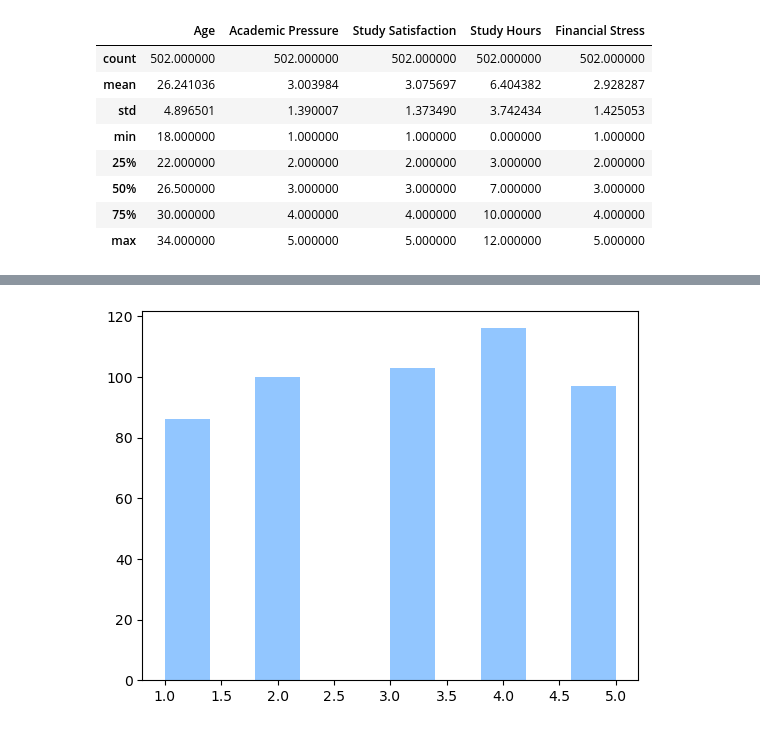
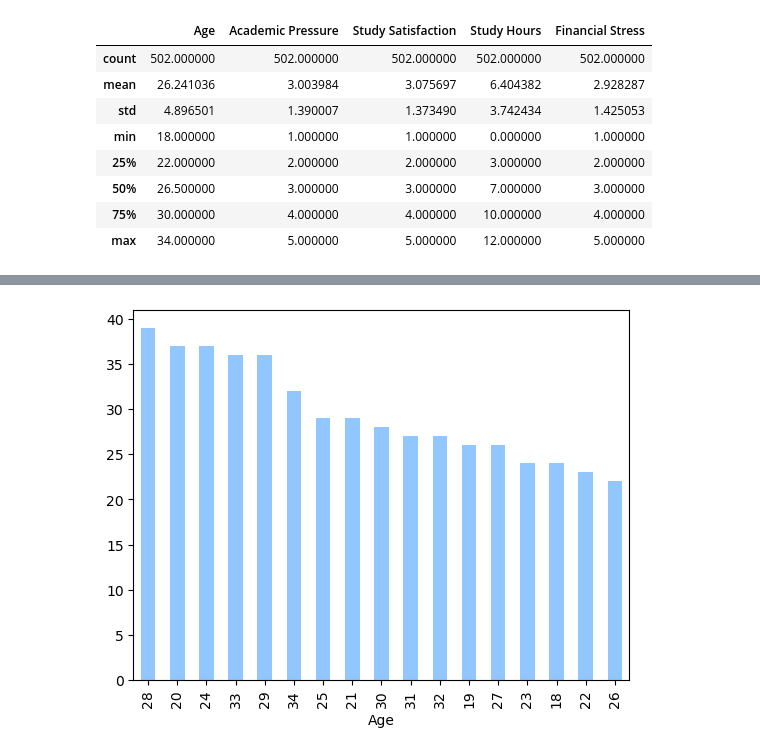
Before and after one commit to crissyro/kaggle_projects, a Jupyter notebook: notebooks/depression_student.ipynb, the cells around one changed output, grey strips where cells are left out. Saved outputs shown, nothing was run; the diff lists cells and outputs as text; code cells hidden in the pictures.

```diff
--- a/notebooks/depression_student.ipynb
+++ b/notebooks/depression_student.ipynb
@@ -75,7 +76,7 @@ df.describe(include='object')
 | unique | 2 | 4 | 3 | 2 | 2 | 2 |
 | top | Male | 7-8 hours | Moderate | Yes | No | Yes |
 | freq | 267 | 128 | 172 | 260 | 265 | 252 |
-# %%
-sns.hist(df['Study Satisfaction'], );
-# %% [output]
-[figure, removed]
+# %%
+df.Age.value_counts().plot(kind='bar');
+# %% [output]
+[figure, added]
```
Also changed, not shown: parts of 7 cells of this notebook.
